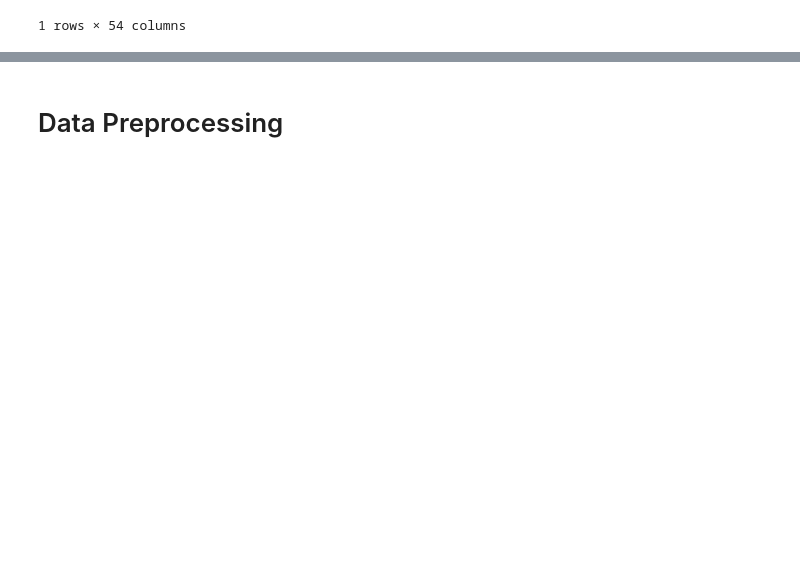
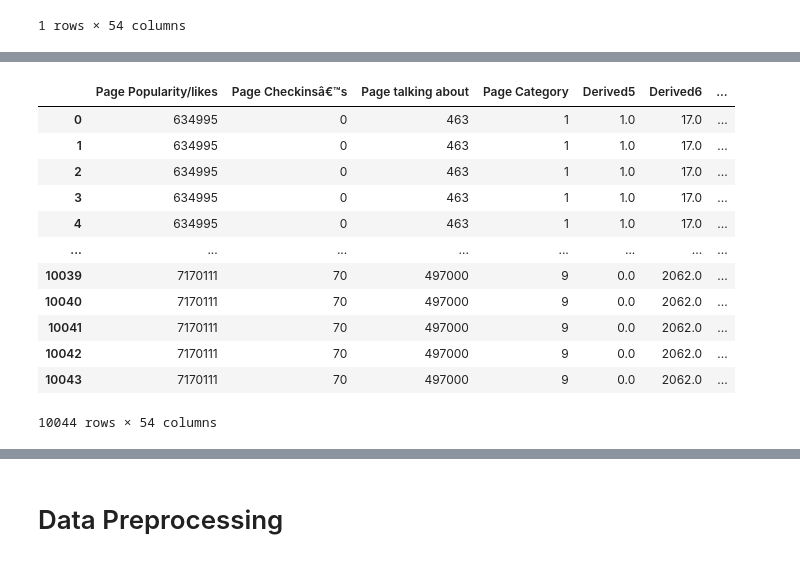
Before and after one commit to HolmesJJ/CS3244-Machine-Learning, a Jupyter notebook: Project/LightGBM.ipynb, the cells around one changed output, grey strips where cells are left out. Cells and saved outputs as stored; diff of their text form; code cells hidden in the pictures; blank space fills up the shorter version.

```diff
--- a/Project/LightGBM.ipynb
+++ b/Project/LightGBM.ipynb
@@ -50,0 +77,19 @@ training_dataset.sample(n=10)
+# %%
+test_dataset = pd.read_csv("Dataset/Testing/Features_TestSet.csv",
+                               header=None,
+                               names=[header.iat[0, i] for i in range(0, 54)])
+test_dataset
+# %% [output]
+|  | Page Popularity/likes | Page Checkinsâ€™s | Page talking about | Page Category | Derived5 | Derived6 | ... |
+| 0 | 634995 | 0 | 463 | 1 | 1.0 | 17.0 | ... |
+| 1 | 634995 | 0 | 463 | 1 | 1.0 | 17.0 | ... |
+| 2 | 634995 | 0 | 463 | 1 | 1.0 | 17.0 | ... |
+| 3 | 634995 | 0 | 463 | 1 | 1.0 | 17.0 | ... |
+| 4 | 634995 | 0 | 463 | 1 | 1.0 | 17.0 | ... |
+| ... | ... | ... | ... | ... | ... | ... | ... |
+| 10039 | 7170111 | 70 | 497000 | 9 | 0.0 | 2062.0 | ... |
+| 10040 | 7170111 | 70 | 497000 | 9 | 0.0 | 2062.0 | ... |
+| 10041 | 7170111 | 70 | 497000 | 9 | 0.0 | 2062.0 | ... |
+| 10042 | 7170111 | 70 | 497000 | 9 | 0.0 | 2062.0 | ... |
+| 10043 | 7170111 | 70 | 497000 | 9 | 0.0 | 2062.0 | ... |
+10044 rows × 54 columns
```
Also changed, not shown: parts of 43 cells of this notebook.
